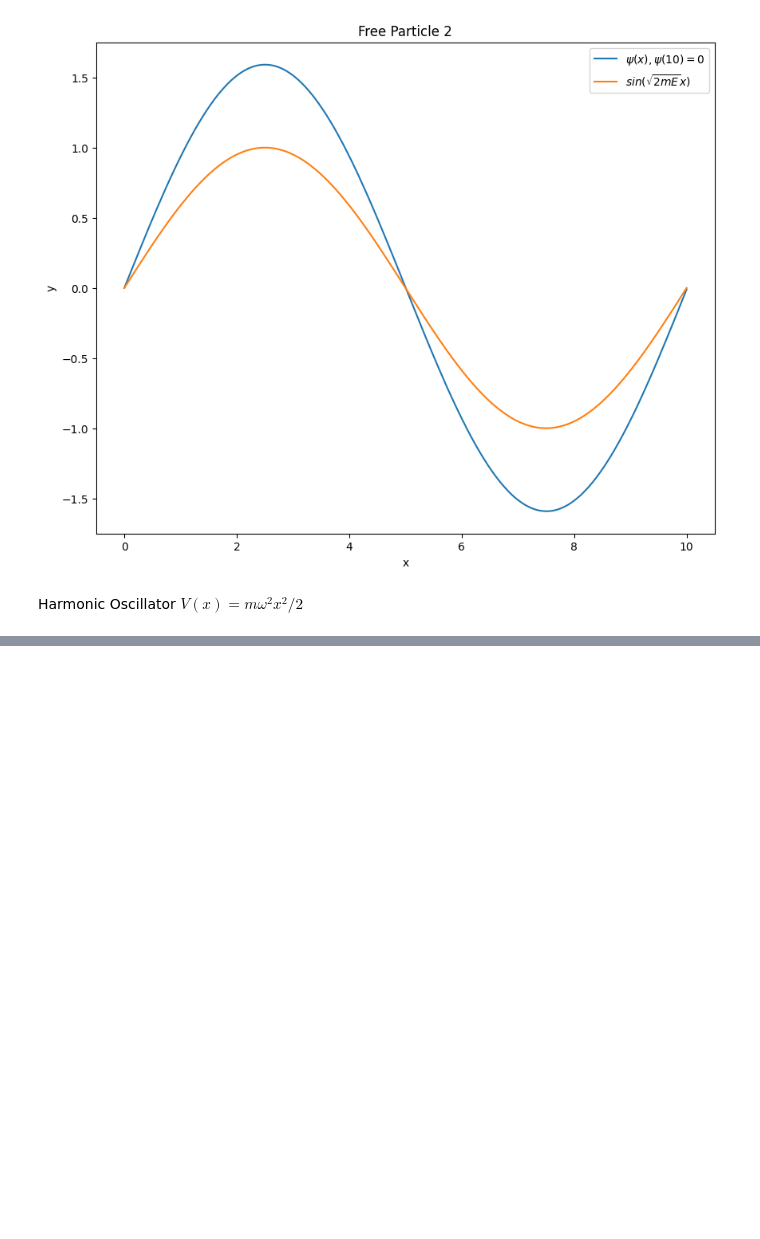
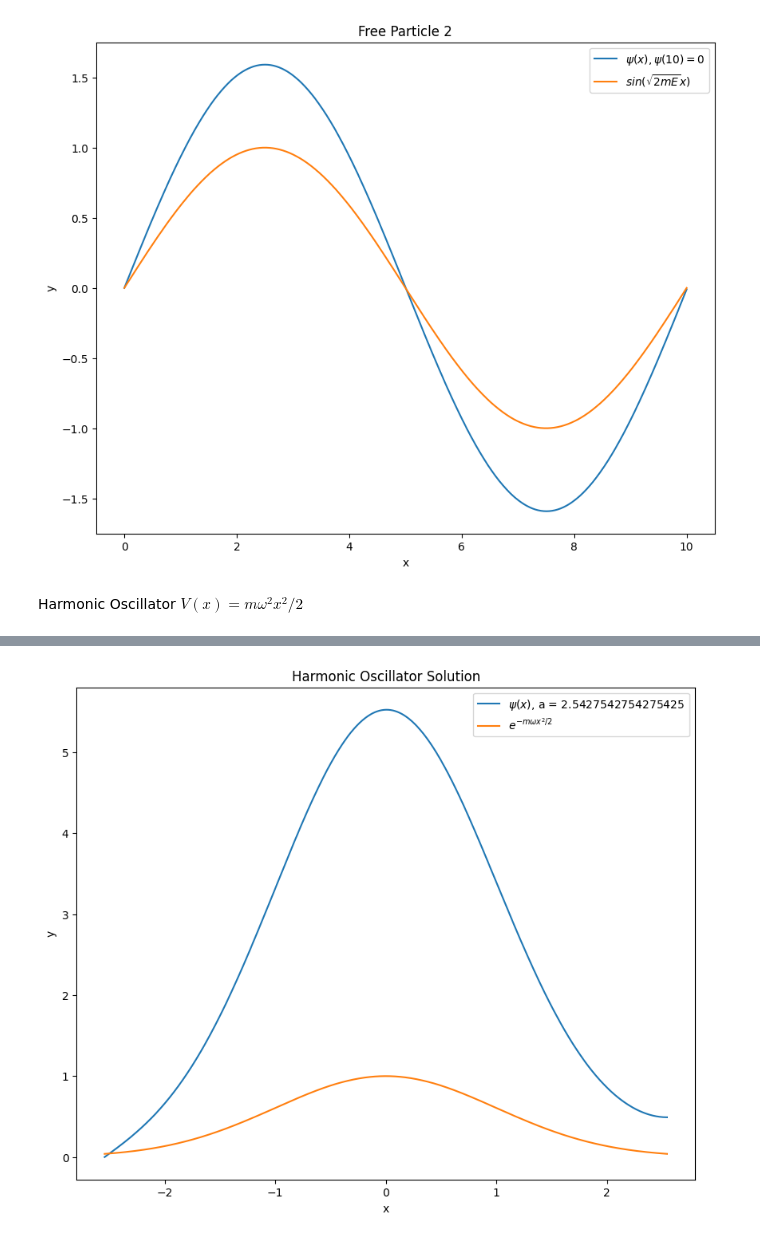
Before and after one commit to HannaKarwowska/HW2-Numerical-Methods, a Jupyter notebook: HW2.ipynb, the cells around one changed output, grey strips where cells are left out. Drawn from its saved outputs; the diff is of its cells as text; code cells hidden in the pictures; blank space fills up the shorter version.

```diff
--- a/HW2.ipynb
+++ b/HW2.ipynb
@@ -128,0 +190,15 @@ Harmonic Oscillator $V(x)=m\omega^2 x^2/2 $
+# %%
+#Plot
+X6,dP6,P6 = RK4_solver(psi_a,d_psi_a,-optimal_a,optimal_a,V2,E_0,m)
+fig,ax = plt.subplots(figsize=(10, 8))
+Y6 = np.e**(-m * w* X6**2 /2)
+ax.plot(X6,P6, label = f"$\psi(x)$, a = {optimal_a[0]}")
+ax.plot(X6,Y6, label = "$e^{{-m \omega x^2/2}}$")
+ax.set_xlabel("x")
+ax.set_ylabel("y")
+ax.set_title("Harmonic Oscillator Solution")
+ax.legend()
+plt.savefig("harmonic_oscillator_3.png")
+plt.show()
+# %% [output]
+[figure, added]
```
Also changed, not shown: parts of 7 cells of this notebook, 3 other files.
